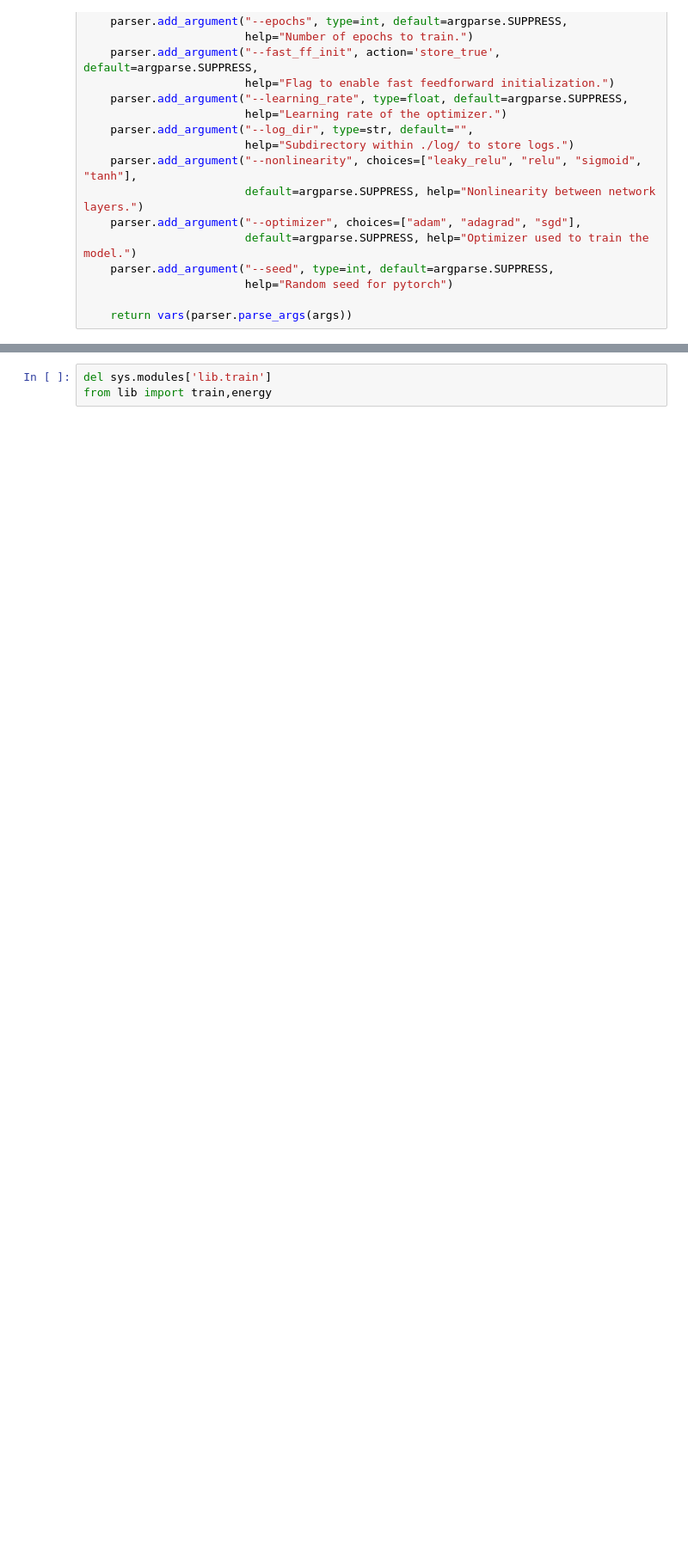
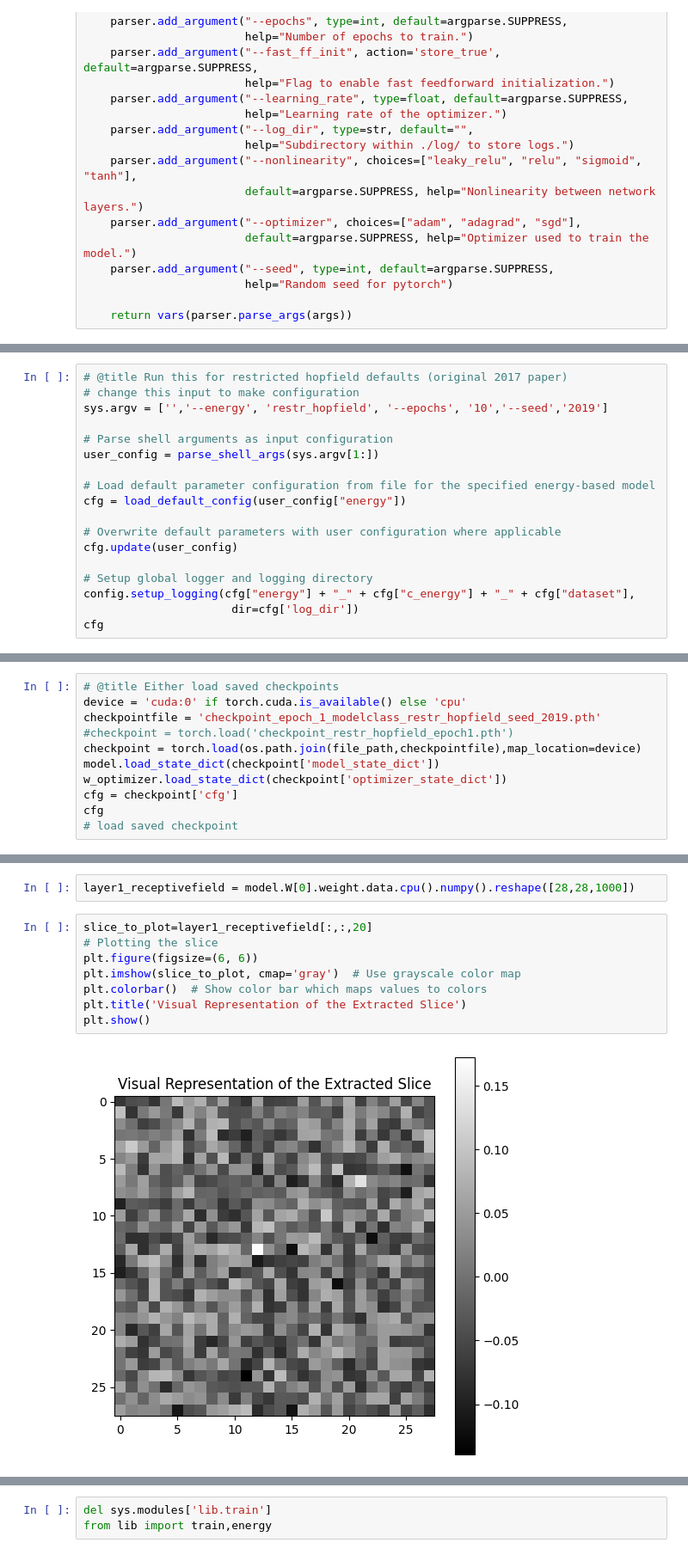
Before and after one commit to cindyhfls/CodeExample, a Jupyter notebook: equilibrium_propagation_toymodel_Tu.ipynb, the cells around one changed output, grey strips where cells are left out. Shown: that part at 86% size. Cells and saved outputs as stored; diff of their text form; blank space fills up the shorter version.

```diff
--- a/equilibrium_propagation_toymodel_Tu.ipynb
+++ b/equilibrium_propagation_toymodel_Tu.ipynb
@@ -133,0 +300,18 @@ cfg
+# %%
+# @title Run this for restricted hopfield defaults (original 2017 paper)
+# change this input to make configuration
+sys.argv = ['','--energy', 'restr_hopfield', '--epochs', '10','--seed','2019']
+
+# Parse shell arguments as input configuration
+user_config = parse_shell_args(sys.argv[1:])
+
+# Load default parameter configuration from file for the specified energy-based model
+cfg = load_default_config(user_config["energy"])
+
+# Overwrite default parameters with user configuration where applicable
+cfg.update(user_config)
+
+# Setup global logger and logging directory
+config.setup_logging(cfg["energy"] + "_" + cfg["c_energy"] + "_" + cfg["dataset"],
+                      dir=cfg['log_dir'])
+cfg
@@ -238,0 +494,11 @@ print(model)
+# %%
+# @title Either load saved checkpoints
+device = 'cuda:0' if torch.cuda.is_available() else 'cpu'
+checkpointfile = 'checkpoint_epoch_1_modelclass_restr_hopfield_seed_2019.pth'
+#checkpoint = torch.load('checkpoint_restr_hopfield_epoch1.pth')
+checkpoint = torch.load(os.path.join(file_path,checkpointfile),map_location=device)
+model.load_state_dict(checkpoint['model_state_dict'])
+w_optimizer.load_state_dict(checkpoint['optimizer_state_dict'])
+cfg = checkpoint['cfg']
+cfg
+# load saved checkpoint
@@ -238,0 +654,12 @@ print(model)
+# %%
+layer1_receptivefield = model.W[0].weight.data.cpu().numpy().reshape([28,28,1000])
+# %%
+slice_to_plot=layer1_receptivefield[:,:,20]
+# Plotting the slice
+plt.figure(figsize=(6, 6))
+plt.imshow(slice_to_plot, cmap='gray')  # Use grayscale color map
+plt.colorbar()  # Show color bar which maps values to colors
+plt.title('Visual Representation of the Extracted Slice')
+plt.show()
+# %% [output]
+[figure, added]
```
Also changed, not shown: parts of 24 cells of this notebook.
